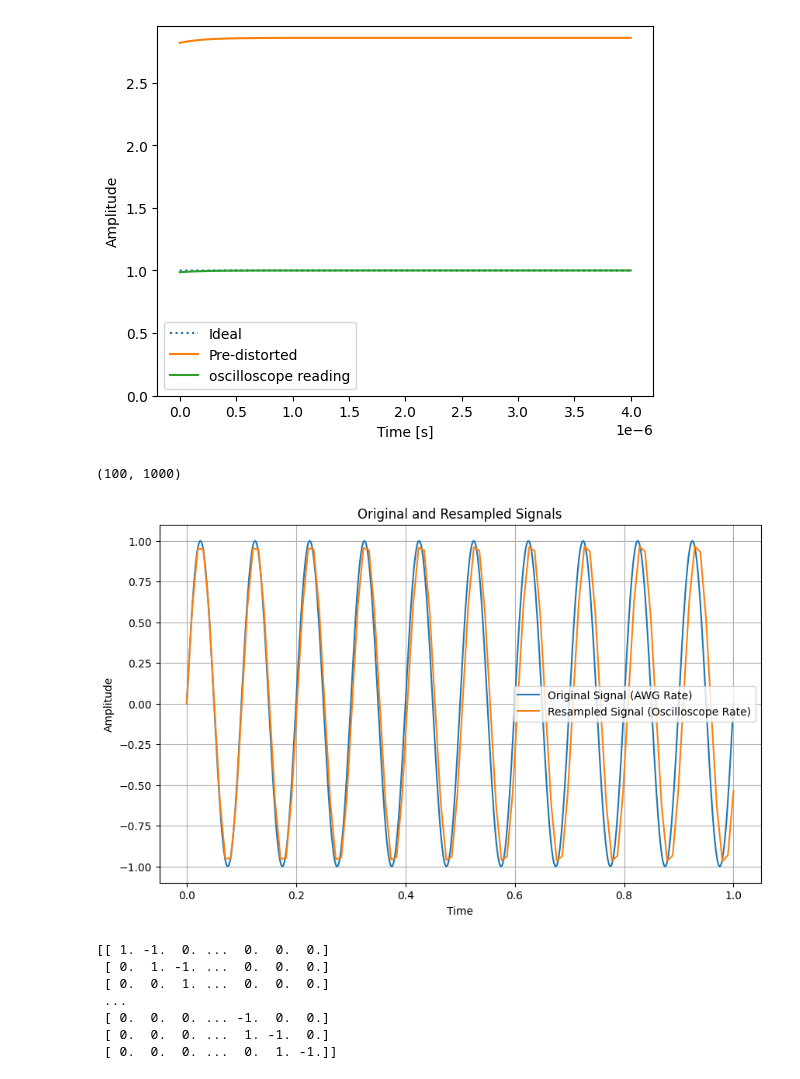
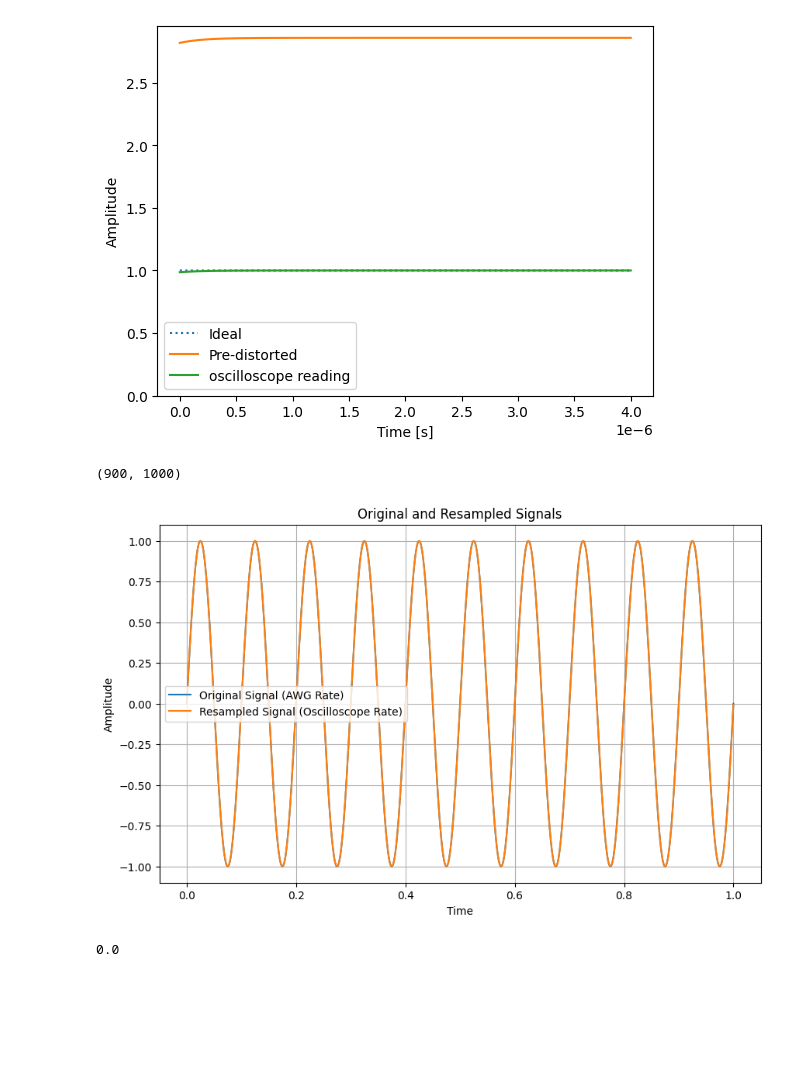
Before and after one commit to mainCSG/QBlox-CSG, a Jupyter notebook: experiments/bias-tee-transfer-function/transfer_function.ipynb, the cells around one changed output. Cells and saved outputs as stored; diff of their text form; code cells hidden in the pictures; blank space fills up the shorter version.

```diff
--- a/experiments/bias-tee-transfer-function/transfer_function.ipynb
+++ b/experiments/bias-tee-transfer-function/transfer_function.ipynb
@@ -93,47 +93,42 @@ def construct_resampling_matrix(N_awg, N_oscilloscope):
         weight_low = 1 - weight_high
 
         # Fill in the resampling matrix
         H_res[i, idx_low] = weight_low
         H_res[i, idx_high] = weight_high
 
     return H_res
 
 # Generate a sinusoidal signal sampled at a higher rate (simulating AWG rate)
 N_awg = 1000  # Number of samples at AWG rate
 t_awg = np.linspace(0, 1, N_awg)  # Time vector for AWG signal
 f_signal = 10  # Frequency of the sinusoidal signal
 signal_awg = np.sin(2 * np.pi * f_signal * t_awg)  # Sinusoidal signal at AWG rate
 
 # Resample the signal to a lower rate (simulating oscilloscope rate)
-N_oscilloscope = 100  # Number of samples at oscilloscope rate
+N_oscilloscope = 900  # Number of samples at oscilloscope rate
 H_resampling = construct_resampling_matrix(N_awg, N_oscilloscope)
 print(H_resampling.shape)
 signal_oscilloscope = np.matmul(H_resampling, signal_awg)  # Resampled signal at oscilloscope rate
 
 # Plot the original and resampled signals
 plt.figure(figsize=(10, 6))
 plt.plot(t_awg, signal_awg, label='Original Signal (AWG Rate)')
 plt.plot(np.linspace(0, 1, N_oscilloscope), signal_oscilloscope, label='Resampled Signal (Oscilloscope Rate)')
 plt.xlabel('Time')
 plt.ylabel('Amplitude')
 plt.title('Original and Resampled Signals')
 plt.legend()
 plt.grid(True)
 plt.show()
 # %% [output]
-(100, 1000)
+(900, 1000)
-[figure, old version]
+[figure, new version]
 # %%
 N = N_awg
 M = N_oscilloscope
 
 x = np.ones(N)
 y = np.ones(M)
-
-Himp = np.ones((M,N))
-Hres = np.ones((N,M))
-
-H = np.matmul(Himp,Hres)
 
 D = np.zeros((N-1, N))
 
@@ -144,15 +139,9 @@ np.fill_diagonal(D, 1)
 for i in range(N-1):
     D[i, i+1] = -1
 
-print(D)
+np.power(D@x, 2).sum()
 # %% [output]
-[[ 1. -1.  0. ...  0.  0.  0.]
- [ 0.  1. -1. ...  0.  0.  0.]
- [ 0.  0.  1. ...  0.  0.  0.]
- ...
- [ 0.  0.  0. ... -1.  0.  0.]
- [ 0.  0.  0. ...  1. -1.  0.]
- [ 0.  0.  0. ...  0.  1. -1.]]
+0.0
 # %%
 import numpy as np
 import matplotlib.pyplot as plt
```
Also changed, not shown: parts of 3 cells of this notebook.
